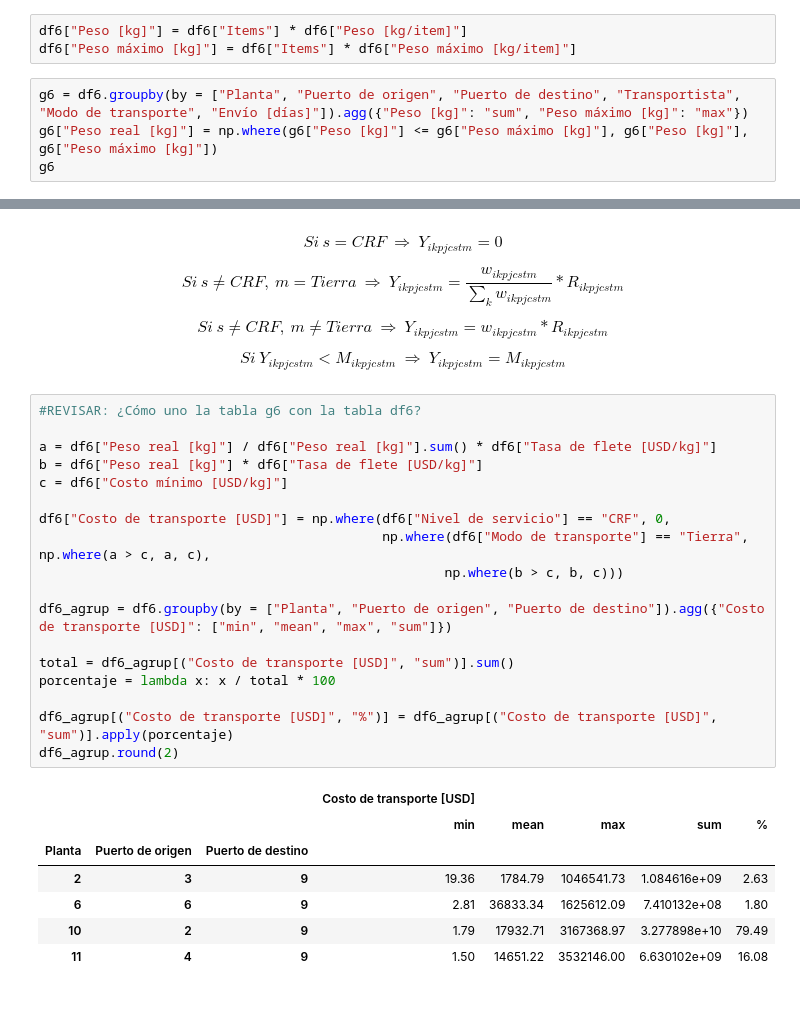
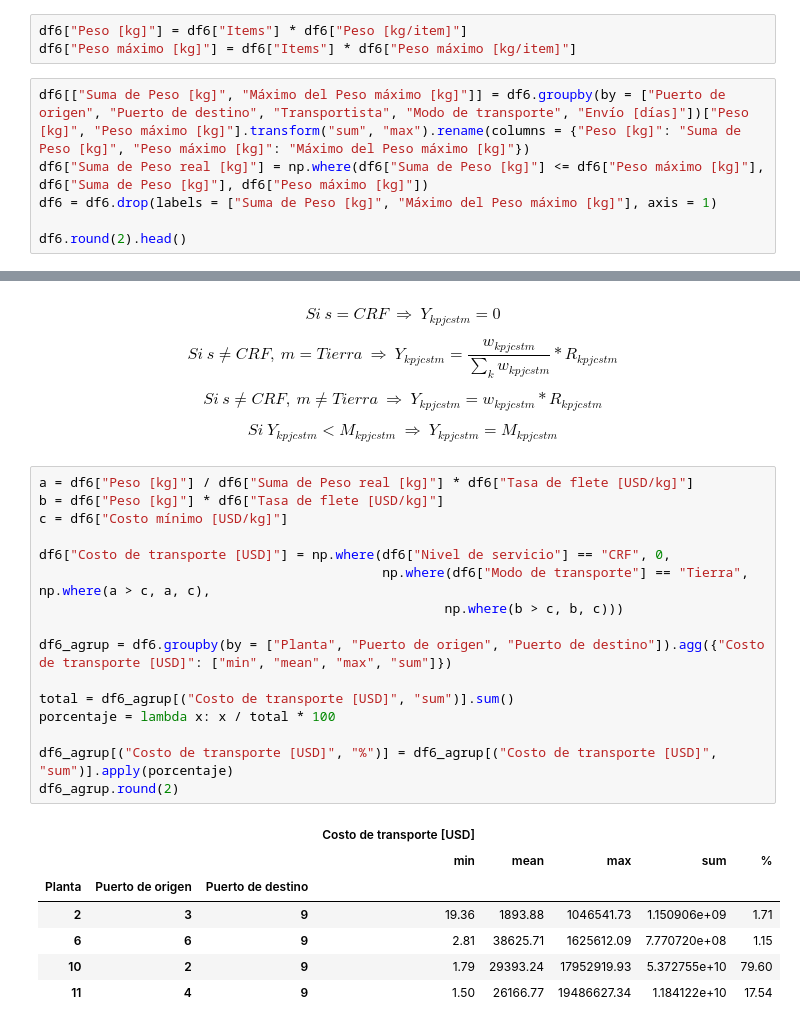
Before and after one commit to hernanrodri/Supply-Chain-Analytics, a Jupyter notebook: Supply Chain Analysis.ipynb, the cells around one changed output, grey strips where cells are left out. Saved outputs shown, nothing was run; the diff lists cells and outputs as text.

```diff
--- a/Supply Chain Analysis.ipynb
+++ b/Supply Chain Analysis.ipynb
@@ -685,7 +685,9 @@ $$ \sum_{k}{w_{ikpjcstm}} \leq max \ F_{ikpjcstm} $$
 df6["Peso [kg]"] = df6["Items"] * df6["Peso [kg/item]"]
 df6["Peso máximo [kg]"] = df6["Items"] * df6["Peso máximo [kg/item]"]
 # %%
-g6 = df6.groupby(by = ["Planta", "Puerto de origen", "Puerto de destino", "Transportista", "Modo de transporte", "Envío [días]"]).agg({"Peso [kg]": "sum", "Peso máximo [kg]": "max"})
-g6["Peso real [kg]"] = np.where(g6["Peso [kg]"] <= g6["Peso máximo [kg]"], g6["Peso [kg]"], g6["Peso máximo [kg]"])
-g6
+df6[["Suma de Peso [kg]", "Máximo del Peso máximo [kg]"]] = df6.groupby(by = ["Puerto de origen", "Puerto de destino", "Transportista", "Modo de transporte", "Envío [días]"])["Peso [kg]", "Peso máximo [kg]"].transform("sum", "max").rename(columns = {"Peso [kg]": "Suma de Peso [kg]", "Peso máximo [kg]": "Máximo del Peso máximo [kg]"})
+df6["Suma de Peso real [kg]"] = np.where(df6["Suma de Peso [kg]"] <= df6["Peso máximo [kg]"], df6["Suma de Peso [kg]"], df6["Peso máximo [kg]"])
+df6 = df6.drop(labels = ["Suma de Peso [kg]", "Máximo del Peso máximo [kg]"], axis = 1)
+
+df6.round(2).head()
 # %% [output]
@@ -710,37 +701,35 @@ g6
 # %% [markdown]
-$$ Si \ s = CRF \ \Rightarrow \ Y_{ikpjcstm} = 0 $$
+$$ Si \ s = CRF \ \Rightarrow \ Y_{kpjcstm} = 0 $$
 
-$$ Si \ s \neq CRF, \ m = Tierra \ \Rightarrow \ Y_{ikpjcstm} = \frac{w_{ikpjcstm}}{\sum_{k}{w_{ikpjcstm}}}*R_{ikpjcstm} $$
+$$ Si \ s \neq CRF, \ m = Tierra \ \Rightarrow \ Y_{kpjcstm} = \frac{w_{kpjcstm}}{\sum_{k}{w_{kpjcstm}}}*R_{kpjcstm} $$
 
-$$ Si \ s \neq CRF, \ m \neq Tierra \ \Rightarrow \ Y_{ikpjcstm} = w_{ikpjcstm}*R_{ikpjcstm} $$
+$$ Si \ s \neq CRF, \ m \neq Tierra \ \Rightarrow \ Y_{kpjcstm} = w_{kpjcstm}*R_{kpjcstm} $$
 
-$$ Si \ Y_{ikpjcstm} < M_{ikpjcstm} \ \Rightarrow \ Y_{ikpjcstm} = M_{ikpjcstm} $$
+$$ Si \ Y_{kpjcstm} < M_{kpjcstm} \ \Rightarrow \ Y_{kpjcstm} = M_{kpjcstm} $$
 # %%
-#REVISAR: ¿Cómo uno la tabla g6 con la tabla df6?
-
-a = df6["Peso real [kg]"] / df6["Peso real [kg]"].sum() * df6["Tasa de flete [USD/kg]"]
-b = df6["Peso real [kg]"] * df6["Tasa de flete [USD/kg]"]
+a = df6["Peso [kg]"] / df6["Suma de Peso real [kg]"] * df6["Tasa de flete [USD/kg]"]
+b = df6["Peso [kg]"] * df6["Tasa de flete [USD/kg]"]
 c = df6["Costo mínimo [USD/kg]"]
 
 df6["Costo de transporte [USD]"] = np.where(df6["Nivel de servicio"] == "CRF", 0,
                                             np.where(df6["Modo de transporte"] == "Tierra", np.where(a > c, a, c),
                                                     np.where(b > c, b, c)))
 
 df6_agrup = df6.groupby(by = ["Planta", "Puerto de origen", "Puerto de destino"]).agg({"Costo de transporte [USD]": ["min", "mean", "max", "sum"]})
 
 total = df6_agrup[("Costo de transporte [USD]", "sum")].sum()
 porcentaje = lambda x: x / total * 100
 
 df6_agrup[("Costo de transporte [USD]", "%")] = df6_agrup[("Costo de transporte [USD]", "sum")].apply(porcentaje)
 df6_agrup.round(2)
 # %% [output]
 |  |  |  | Costo de transporte [USD] |  |  |  |  |
 |  |  |  | min | mean | max | sum | % |
 | Planta | Puerto de origen | Puerto de destino |  |  |  |  |  |
-| 2 | 3 | 9 | 19.36 | 1784.79 | 1046541.73 | 1.084616e+09 | 2.63 |
-| 6 | 6 | 9 | 2.81 | 36833.34 | 1625612.09 | 7.410132e+08 | 1.80 |
-| 10 | 2 | 9 | 1.79 | 17932.71 | 3167368.97 | 3.277898e+10 | 79.49 |
-| 11 | 4 | 9 | 1.50 | 14651.22 | 3532146.00 | 6.630102e+09 | 16.08 |
+| 2 | 3 | 9 | 19.36 | 1893.88 | 1046541.73 | 1.150906e+09 | 1.71 |
+| 6 | 6 | 9 | 2.81 | 38625.71 | 1625612.09 | 7.770720e+08 | 1.15 |
+| 10 | 2 | 9 | 1.79 | 29393.24 | 17952919.93 | 5.372755e+10 | 79.60 |
+| 11 | 4 | 9 | 1.50 | 26166.77 | 19486627.34 | 1.184122e+10 | 17.54 |
 # %%
 plt.figure(1)
 plt.bar(x = df6_agrup.index.levels[0], height = df6_agrup[("Costo de transporte [USD]", "%")])
```
Also changed, not shown: parts of 9 cells of this notebook.
